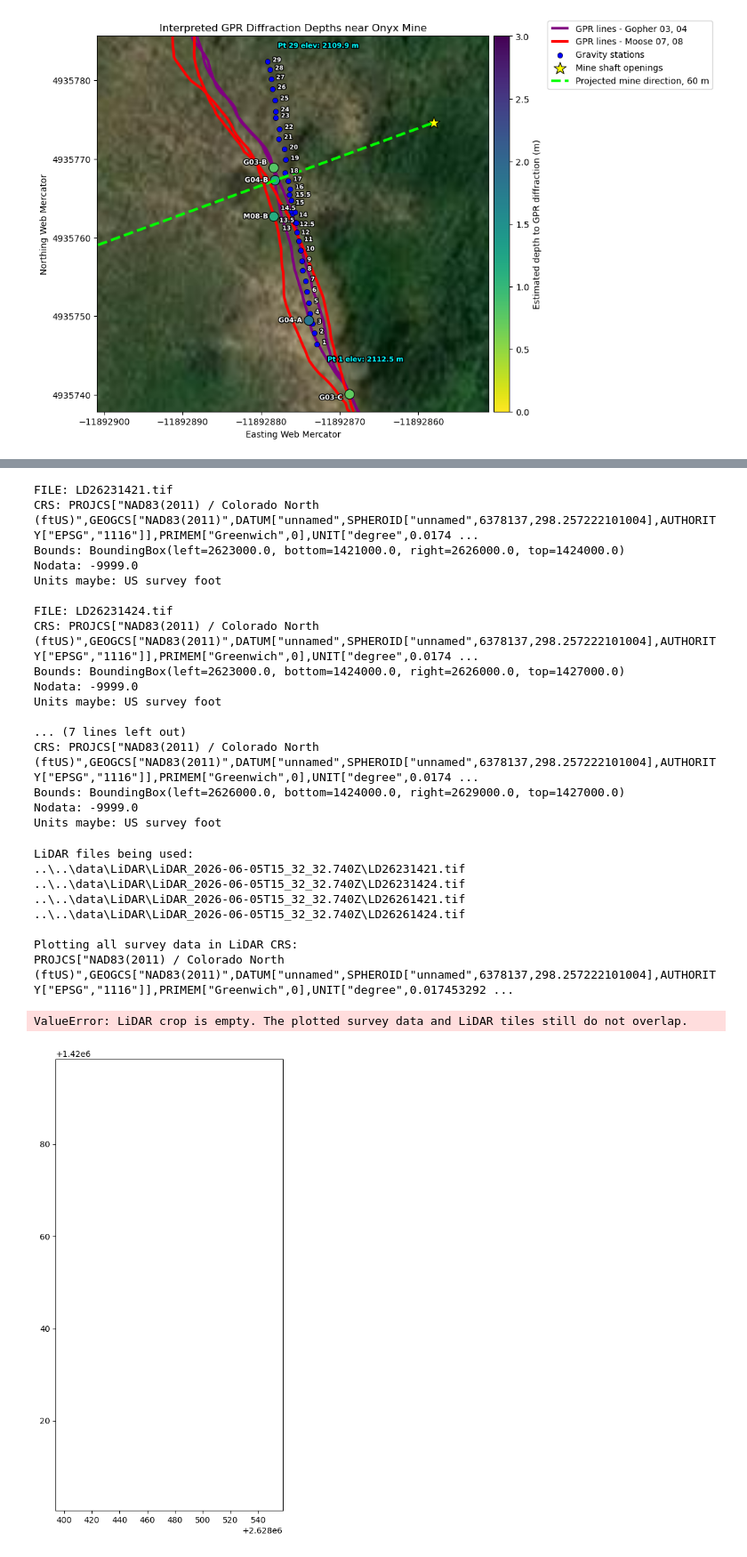
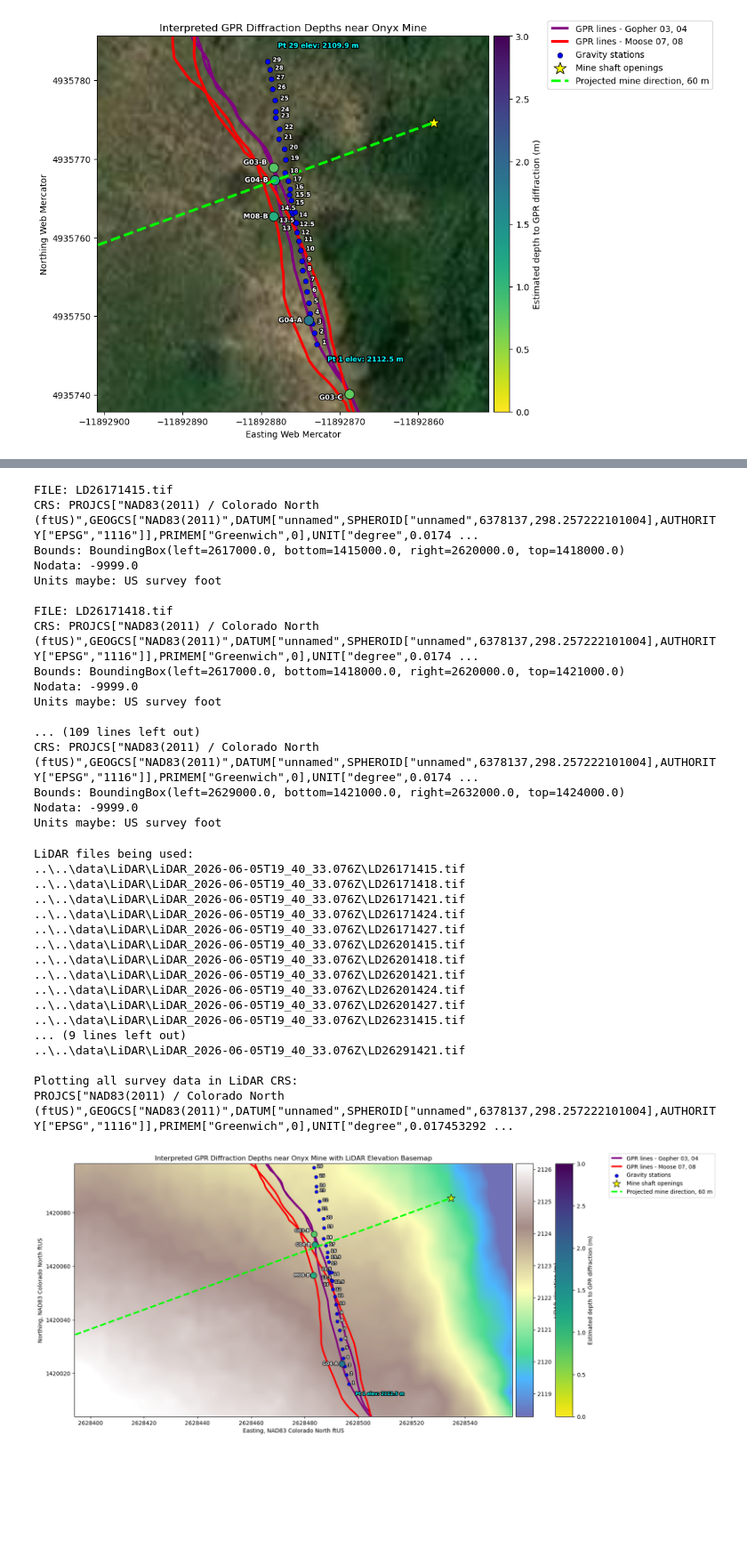
Before and after one commit to tessamurphy16/Geophysical-Characterization-of-the-Historic-Onyx-Mine-in-Steamboat-Springs-CO.-, a Jupyter notebook: notebooks/WORKING ipynb files/survey_map_lidar_elevation.ipynb, the cells around one changed output, grey strips where cells are left out. Shown at 89% size. Drawn from its saved outputs; the diff is of its cells as text; code cells hidden in the pictures; blank space fills up the shorter version.

```diff
--- a/notebooks/WORKING ipynb files/survey_map_lidar_elevation.ipynb
+++ b/notebooks/WORKING ipynb files/survey_map_lidar_elevation.ipynb
@@ -731,7 +727,7 @@ LiDAR files found:
 # %%
 
 if len(lidar_files) == 0:
-    lidar_folder = Path("data/LiDAR/LiDAR_2026-06-05T15_32_32.740Z")
+    lidar_folder = Path("../../data/LiDAR/LiDAR_2026-06-05T19_40_33.076Z")
     lidar_files = sorted(lidar_folder.glob("*.tif"))
 
 if len(lidar_files) == 0:
@@ -755,25 +763,25 @@ for fp in lidar_files:
         print("Nodata:", src.nodata)
         print("Units maybe:", src.crs.linear_units if src.crs else "unknown")
 # %% [output]
-FILE: LD26231421.tif
+FILE: LD26171415.tif
 CRS: PROJCS["NAD83(2011) / Colorado North (ftUS)",GEOGCS["NAD83(2011)",DATUM["unnamed",SPHEROID["unnamed",6378137,298.257222101004],AUTHORITY["EPSG","1116"]],PRIMEM["Greenwich",0],UNIT["degree",0.0174 ...
-Bounds: BoundingBox(left=2623000.0, bottom=1421000.0, right=2626000.0, top=1424000.0)
+Bounds: BoundingBox(left=2617000.0, bottom=1415000.0, right=2620000.0, top=1418000.0)
 Nodata: -9999.0
 Units maybe: US survey foot
 
-FILE: LD26231424.tif
+FILE: LD26171418.tif
 CRS: PROJCS["NAD83(2011) / Colorado North (ftUS)",GEOGCS["NAD83(2011)",DATUM["unnamed",SPHEROID["unnamed",6378137,298.257222101004],AUTHORITY["EPSG","1116"]],PRIMEM["Greenwich",0],UNIT["degree",0.0174 ...
-Bounds: BoundingBox(left=2623000.0, bottom=1424000.0, right=2626000.0, top=1427000.0)
+Bounds: BoundingBox(left=2617000.0, bottom=1418000.0, right=2620000.0, top=1421000.0)
 Nodata: -9999.0
 Units maybe: US survey foot
 
-... (7 lines left out)
+... (109 lines left out)
 CRS: PROJCS["NAD83(2011) / Colorado North (ftUS)",GEOGCS["NAD83(2011)",DATUM["unnamed",SPHEROID["unnamed",6378137,298.257222101004],AUTHORITY["EPSG","1116"]],PRIMEM["Greenwich",0],UNIT["degree",0.0174 ...
-Bounds: BoundingBox(left=2626000.0, bottom=1424000.0, right=2629000.0, top=1427000.0)
+Bounds: BoundingBox(left=2629000.0, bottom=1421000.0, right=2632000.0, top=1424000.0)
 Nodata: -9999.0
 Units maybe: US survey foot
 # %%
-figsize = (5, 10)
+figsize = (20, 35)
 
 # Your LiDAR CRS is Colorado North ftUS, so map coordinates are feet.
 # These values are written in meters and converted below.
@@ -880,7 +888,7 @@ def clean_label(value):
 # Load LiDAR files and CRS
 # ============================================================
 
-lidar_folder = Path("../../data/LiDAR/LiDAR_2026-06-05T15_32_32.740Z")
+lidar_folder = Path("../../data/LiDAR/LiDAR_2026-06-05T19_40_33.076Z")
 lidar_files = sorted(lidar_folder.glob("*.tif"))
 
 if len(lidar_files) == 0:
@@ -1031,7 +1039,7 @@ xmin, ymin, xmax, ymax = all_layers.total_bounds
 fig, ax = plt.subplots(figsize=figsize)
 
 ax.set_xlim(xmin - 2.7 * buffer, xmax + -1.4 * buffer)
-ax.set_ylim(ymin - 1.6 * buffer, ymax + 4 * buffer)
+ax.set_ylim(ymin - 1.8 * buffer, ymax + 4 * buffer)
 
 plot_xmin, plot_xmax = ax.get_xlim()
 plot_ymin, plot_ymax = ax.get_ylim()
@@ -1327,36 +1335,44 @@ ax.set_xlabel("Easting, NAD83 Colorado North ftUS")
 ax.set_ylabel("Northing, NAD83 Colorado North ftUS")
 
 ax.legend(
     loc="upper left",
     bbox_to_anchor=(1.22, 1.04),
     ncol=1,
     borderaxespad=0
 )
 
 ax.ticklabel_format(style="plain", axis="both", useOffset=False)
 ax.xaxis.set_major_formatter(ScalarFormatter(useOffset=False))
 ax.yaxis.set_major_formatter(ScalarFormatter(useOffset=False))
 ax.get_xaxis().get_major_formatter().set_scientific(False)
 ax.get_yaxis().get_major_formatter().set_scientific(False)
 
 plt.xticks(rotation=45)
 
 plt.subplots_adjust(
     left=0.1,
     right=0.72,
     bottom=0.12,
     top=0.92
 )
 
 plt.show()
 # %% [output]
 LiDAR files being used:
-..\..\data\LiDAR\LiDAR_2026-06-05T15_32_32.740Z\LD26231421.tif
-..\..\data\LiDAR\LiDAR_2026-06-05T15_32_32.740Z\LD26231424.tif
-..\..\data\LiDAR\LiDAR_2026-06-05T15_32_32.740Z\LD26261421.tif
-..\..\data\LiDAR\LiDAR_2026-06-05T15_32_32.740Z\LD26261424.tif
+..\..\data\LiDAR\LiDAR_2026-06-05T19_40_33.076Z\LD26171415.tif
+..\..\data\LiDAR\LiDAR_2026-06-05T19_40_33.076Z\LD26171418.tif
+..\..\data\LiDAR\LiDAR_2026-06-05T19_40_33.076Z\LD26171421.tif
+..\..\data\LiDAR\LiDAR_2026-06-05T19_40_33.076Z\LD26171424.tif
+..\..\data\LiDAR\LiDAR_2026-06-05T19_40_33.076Z\LD26171427.tif
+..\..\data\LiDAR\LiDAR_2026-06-05T19_40_33.076Z\LD26201415.tif
+..\..\data\LiDAR\LiDAR_2026-06-05T19_40_33.076Z\LD26201418.tif
+..\..\data\LiDAR\LiDAR_2026-06-05T19_40_33.076Z\LD26201421.tif
+..\..\data\LiDAR\LiDAR_2026-06-05T19_40_33.076Z\LD26201424.tif
+..\..\data\LiDAR\LiDAR_2026-06-05T19_40_33.076Z\LD26201427.tif
+..\..\data\LiDAR\LiDAR_2026-06-05T19_40_33.076Z\LD26231415.tif
+... (9 lines left out)
+..\..\data\LiDAR\LiDAR_2026-06-05T19_40_33.076Z\LD26291421.tif
 
 Plotting all survey data in LiDAR CRS:
 PROJCS["NAD83(2011) / Colorado North (ftUS)",GEOGCS["NAD83(2011)",DATUM["unnamed",SPHEROID["unnamed",6378137,298.257222101004],AUTHORITY["EPSG","1116"]],PRIMEM["Greenwich",0],UNIT["degree",0.017453292 ...
-ValueError: LiDAR crop is empty. The plotted survey data and LiDAR tiles still do not overlap.
-[figure, old version]
+[figure, new version]
```
Also changed, not shown: parts of 11 cells of this notebook, 1 other file.
